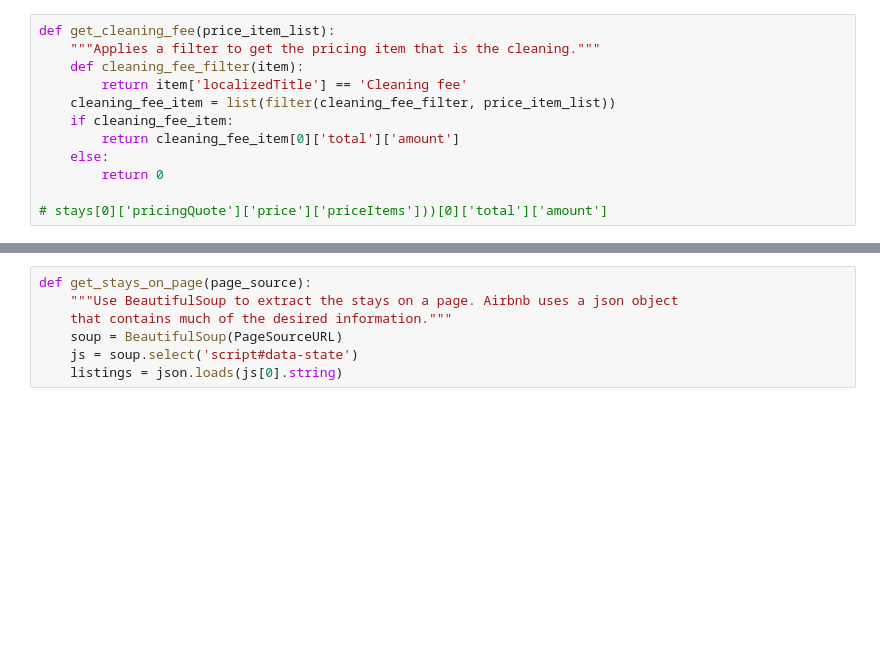
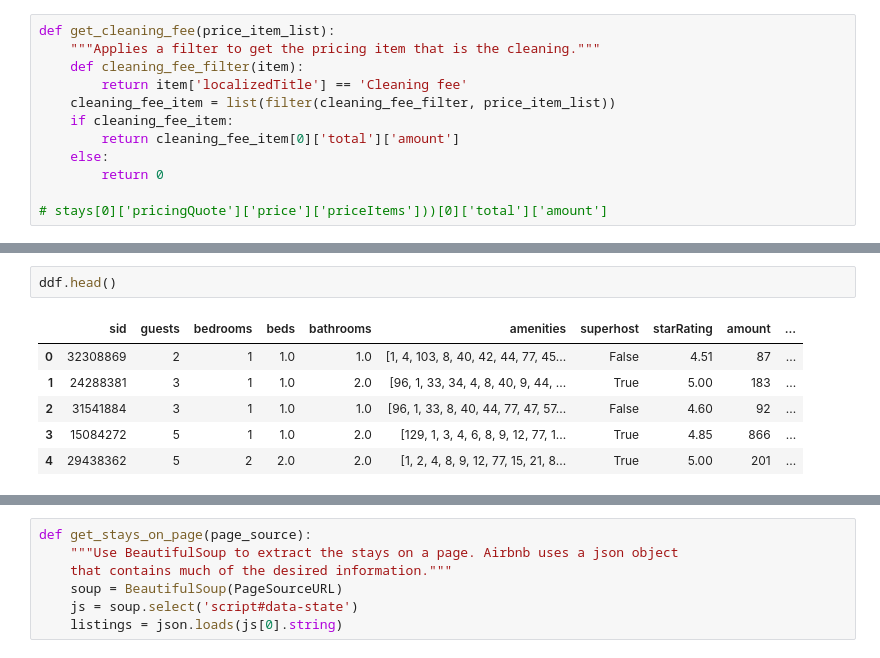
Before and after one commit to scottkds/airbnb_prices, a Jupyter notebook: src/web_reader_interactive.ipynb, the cells around one changed output, grey strips where cells are left out. Cells and saved outputs as stored; diff of their text form; blank space fills up the shorter version.

```diff
--- a/src/web_reader_interactive.ipynb
+++ b/src/web_reader_interactive.ipynb
@@ -28,0 +205,9 @@ def setup_webdriver(width=800, height=600):
+# %%
+ddf.head()
+# %% [output]
+|  | sid | guests | bedrooms | beds | bathrooms | amenities | superhost | starRating | amount | ... |
+| 0 | 32308869 | 2 | 1 | 1.0 | 1.0 | [1, 4, 103, 8, 40, 42, 44, 77, 45... | False | 4.51 | 87 | ... |
+| 1 | 24288381 | 3 | 1 | 1.0 | 2.0 | [96, 1, 33, 34, 4, 8, 40, 9, 44, ... | True | 5.00 | 183 | ... |
+| 2 | 31541884 | 3 | 1 | 1.0 | 1.0 | [96, 1, 33, 8, 40, 44, 77, 47, 57... | False | 4.60 | 92 | ... |
+| 3 | 15084272 | 5 | 1 | 1.0 | 2.0 | [129, 1, 3, 4, 6, 8, 9, 12, 77, 1... | True | 4.85 | 866 | ... |
+| 4 | 29438362 | 5 | 2 | 2.0 | 2.0 | [1, 2, 4, 8, 9, 12, 77, 15, 21, 8... | True | 5.00 | 201 | ... |
```
Also changed, not shown: parts of 34 cells of this notebook.
